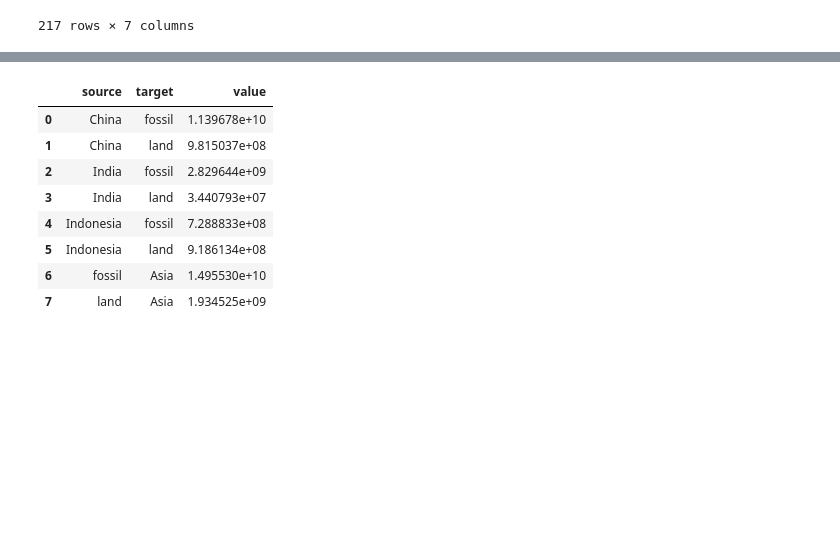
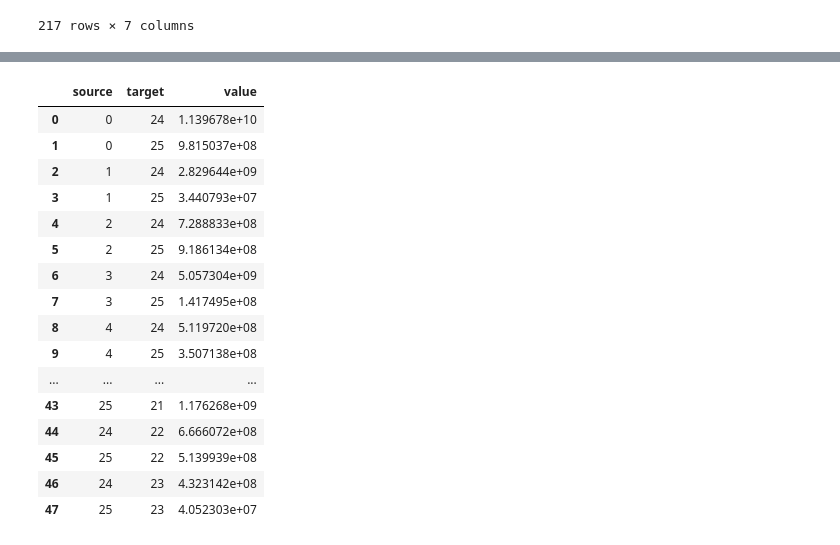
Before and after one commit to AndreStc21/Data_Visualization_Chart_Troopers, a Jupyter notebook: assignment_2/data_preparation.ipynb, the cells around one changed output, grey strips where cells are left out. Drawn from its saved outputs; the diff is of its cells as text; code cells hidden in the pictures; blank space fills up the shorter version.

```diff
--- a/assignment_2/data_preparation.ipynb
+++ b/assignment_2/data_preparation.ipynb
@@ -79,3 +78,15 @@ df_emission_type
 | 15 | Australia | AUS | 2022 | 4.076809e+08 | 1.540162e+07 | 3.922793e+08 | Oceania | 1.0 | ... |
 | 16 | New Zealand | NZL | 2022 | 3.477705e+07 | 2.565240e+06 | 3.221181e+07 | Oceania | 2.0 | ... |
 | 17 | Papua New Guinea | PNG | 2022 | 3.037931e+07 | 2.255617e+07 | 7.823140e+06 | Oceania | 3.0 | ... |
+# %%
+nodes = []
+nodes_region = []
+for idx, row in df_emission_type.iterrows():
+    nodes.append(pd.DataFrame({'node': [row["Entity"]]}))
+    if idx%top_n==0:
+        nodes_region.append(pd.DataFrame({'node': [row["Region"]]}))
+
+nodes = pd.concat(nodes+nodes_region, ignore_index=True)
+nodes = nodes.append(pd.DataFrame({'node': ['fossil']}), ignore_index=True).append(pd.DataFrame({'node': ['land']}), ignore_index=True)
+nodes.to_csv('nodes.csv')
+nodes
@@ -82,24 +111,31 @@ df_emission_type
 # %%
 links = []
 links_region = []
 for idx, row in df_emission_type.iterrows():
-    links.append(pd.DataFrame({'source': [row["Entity"]], 'target': ["fossil"], 'value': [row['fossil']]}))
-    links.append(pd.DataFrame({'source': [row["Entity"]], 'target': ["land"], 'value': [row['land']]}))
+    links.append(pd.DataFrame({'source': [idx], 'target': [24], 'value': row['fossil']}))
+    links.append(pd.DataFrame({'source': [idx], 'target': [25], 'value': row['land']}))
     if idx%top_n==0:
-        links_region.append(pd.DataFrame({'source': ["fossil"], 'target': [row["Region"]], 'value': [row['region fossil']]}))
-        links_region.append(pd.DataFrame({'source': ["land"], 'target': [row["Region"]], 'value': [row['region land']]}))
-    if idx==2:
-        break
+        links_region.append(pd.DataFrame({'source': [24], 'target': [idx//top_n+18], 'value': [row['region fossil']]}))
+        links_region.append(pd.DataFrame({'source': [25], 'target': [idx//top_n+18], 'value': [row['region land']]}))
+
 links = pd.concat(links+links_region, ignore_index=True)
 links.to_csv('links.csv')
 links
 # %% [output]
 |  | source | target | value |
-| 0 | China | fossil | 1.139678e+10 |
-| 1 | China | land | 9.815037e+08 |
-| 2 | India | fossil | 2.829644e+09 |
-| 3 | India | land | 3.440793e+07 |
-| 4 | Indonesia | fossil | 7.288833e+08 |
-| 5 | Indonesia | land | 9.186134e+08 |
-| 6 | fossil | Asia | 1.495530e+10 |
-| 7 | land | Asia | 1.934525e+09 |
+| 0 | 0 | 24 | 1.139678e+10 |
+| 1 | 0 | 25 | 9.815037e+08 |
+| 2 | 1 | 24 | 2.829644e+09 |
+| 3 | 1 | 25 | 3.440793e+07 |
+| 4 | 2 | 24 | 7.288833e+08 |
+| 5 | 2 | 25 | 9.186134e+08 |
+| 6 | 3 | 24 | 5.057304e+09 |
+| 7 | 3 | 25 | 1.417495e+08 |
+| 8 | 4 | 24 | 5.119720e+08 |
+| 9 | 4 | 25 | 3.507138e+08 |
+| ... | ... | ... | ... |
+| 43 | 25 | 21 | 1.176268e+09 |
+| 44 | 24 | 22 | 6.666072e+08 |
+| 45 | 25 | 22 | 5.139939e+08 |
+| 46 | 24 | 23 | 4.323142e+08 |
+| 47 | 25 | 23 | 4.052303e+07 |
```
Also changed, not shown: parts of 2 cells of this notebook, 5 other files.
